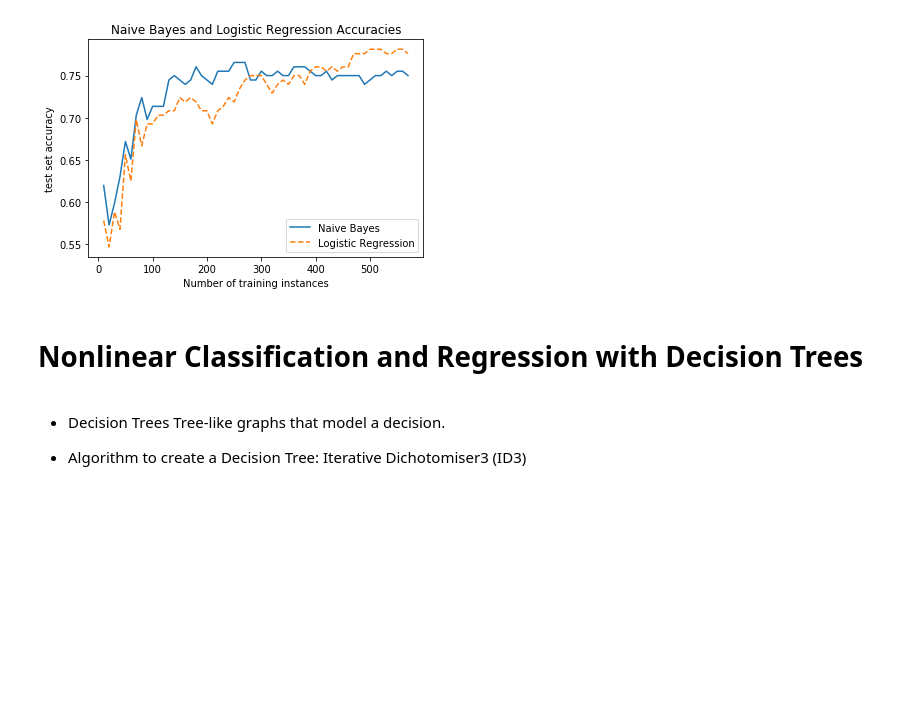
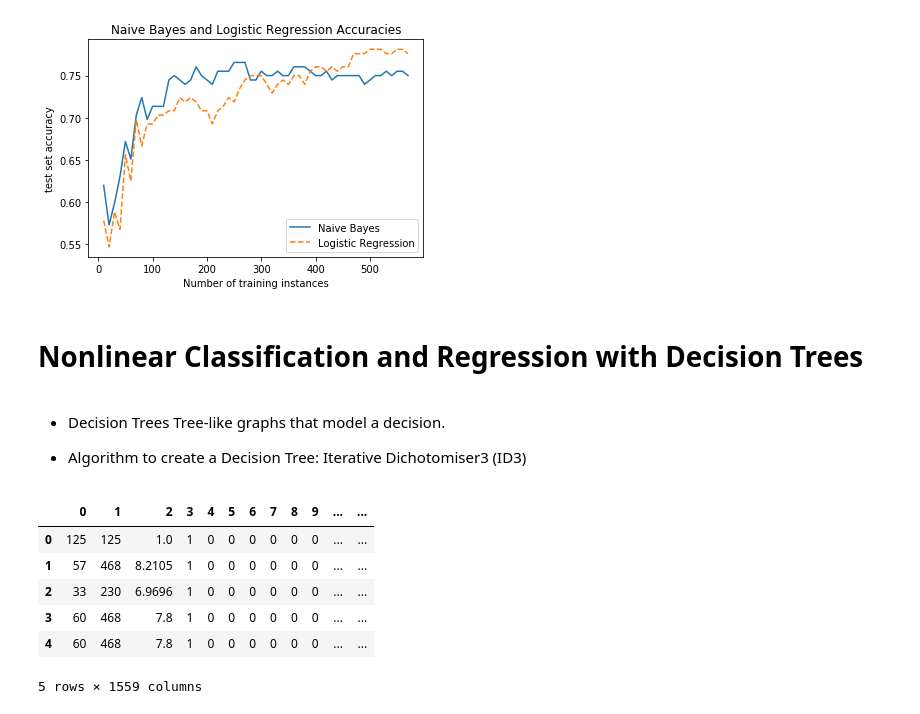
Before and after one commit to Anshul-GH/scikit-learn-application, a Jupyter notebook: MachineLearningWithScikit-learnEbook.ipynb, the cells around one changed output. Drawn from its saved outputs; the diff is of its cells as text; code cells hidden in the pictures; blank space fills up the shorter version.

Commit message:
Implemented decision tree model for a sample ad-identification dataset.

```diff
--- a/MachineLearningWithScikit-learnEbook.ipynb
+++ b/MachineLearningWithScikit-learnEbook.ipynb
@@ -1495,3 +1495,23 @@ Tree-like graphs that model a decision.
 
 - Algorithm to create a Decision Tree:
 Iterative Dichotomiser3 (ID3)
+# %%
+# decision trees with scikit-learn
+import pandas as pd
+from sklearn.tree import DecisionTreeClassifier
+from sklearn.model_selection import train_test_split
+from sklearn.metrics import classification_report
+from sklearn.pipeline import Pipeline
+from sklearn.model_selection import GridSearchCV
+
+df = pd.read_csv('//home//anshul//anaconda3//anshul//scikit-learn//scikit-learn-application//Mastering-Machine-Learning-with-scikit-learn-Second-Edition-master//chapter08//ad.data', header=None, low_memory=False)
+# %%
+df.head()
+# %% [output]
+|  | 0 | 1 | 2 | 3 | 4 | 5 | 6 | 7 | 8 | 9 | ... | ... |
+| 0 | 125 | 125 | 1.0 | 1 | 0 | 0 | 0 | 0 | 0 | 0 | ... | ... |
+| 1 | 57 | 468 | 8.2105 | 1 | 0 | 0 | 0 | 0 | 0 | 0 | ... | ... |
+| 2 | 33 | 230 | 6.9696 | 1 | 0 | 0 | 0 | 0 | 0 | 0 | ... | ... |
+| 3 | 60 | 468 | 7.8 | 1 | 0 | 0 | 0 | 0 | 0 | 0 | ... | ... |
+| 4 | 60 | 468 | 7.8 | 1 | 0 | 0 | 0 | 0 | 0 | 0 | ... | ... |
+5 rows × 1559 columns
```
Also changed, not shown: parts of 7 cells of this notebook.
